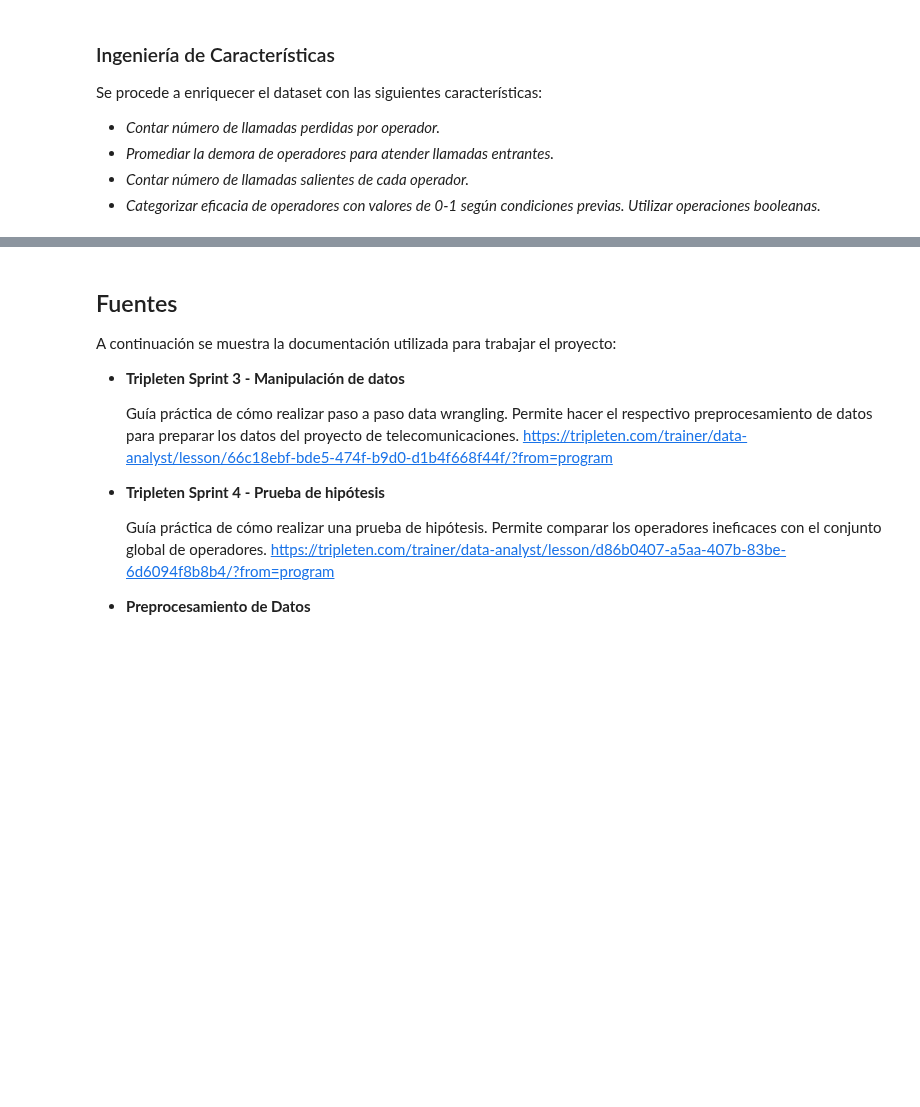
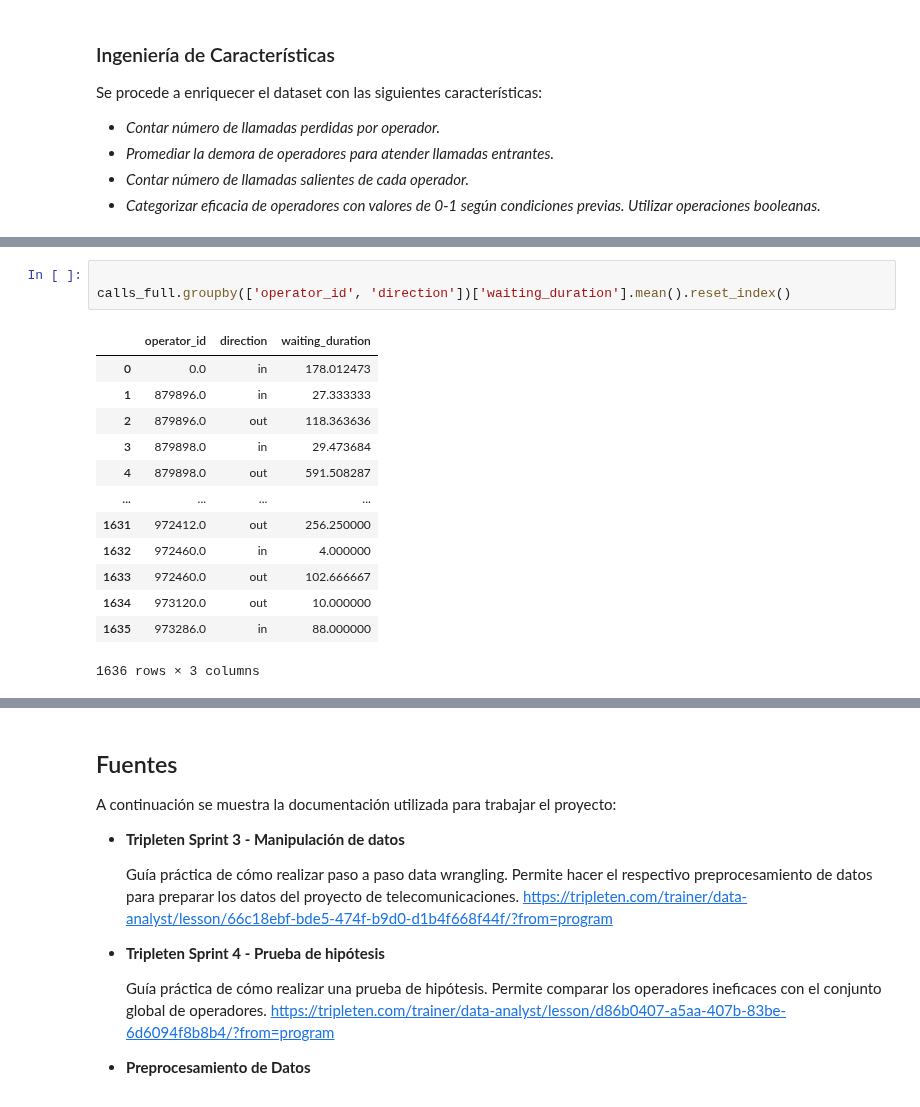
Before and after one commit to ScinDBad/DA_proyecto_final, a Jupyter notebook: proyecto_sp_14.ipynb, the cells around one changed output, grey strips where cells are left out. Drawn from its saved outputs; the diff is of its cells as text; blank space fills up the shorter version.

```diff
--- a/proyecto_sp_14.ipynb
+++ b/proyecto_sp_14.ipynb
@@ -589,0 +615,17 @@ Se procede a enriquecer el dataset con las siguientes características:
+# %%
+
+calls_full.groupby(['operator_id', 'direction'])['waiting_duration'].mean().reset_index()
+# %% [output]
+|  | operator_id | direction | waiting_duration |
+| 0 | 0.0 | in | 178.012473 |
+| 1 | 879896.0 | in | 27.333333 |
+| 2 | 879896.0 | out | 118.363636 |
+| 3 | 879898.0 | in | 29.473684 |
+| 4 | 879898.0 | out | 591.508287 |
+| ... | ... | ... | ... |
+| 1631 | 972412.0 | out | 256.250000 |
+| 1632 | 972460.0 | in | 4.000000 |
+| 1633 | 972460.0 | out | 102.666667 |
+| 1634 | 973120.0 | out | 10.000000 |
+| 1635 | 973286.0 | in | 88.000000 |
+1636 rows × 3 columns
```
Also changed, not shown: parts of 4 cells of this notebook.
